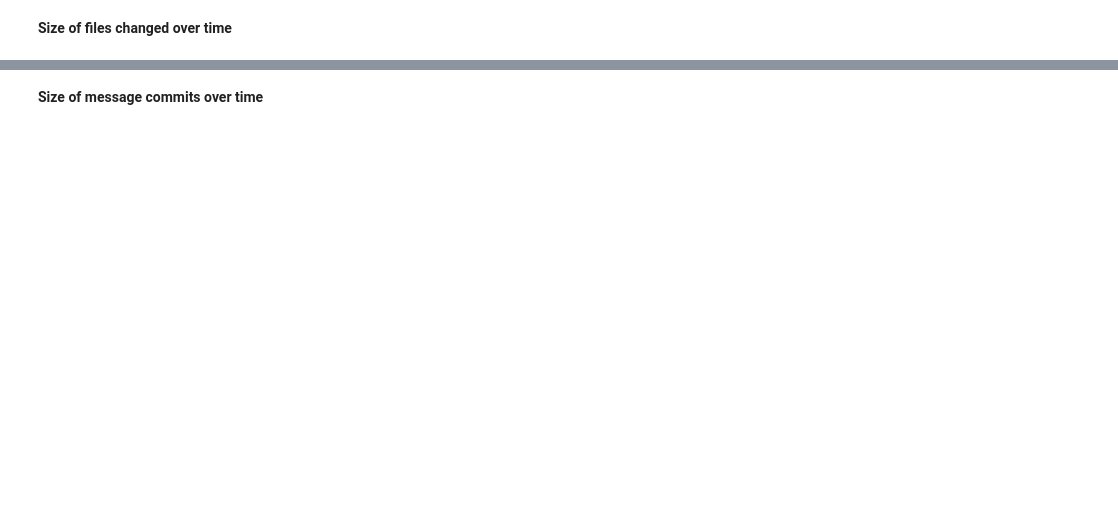
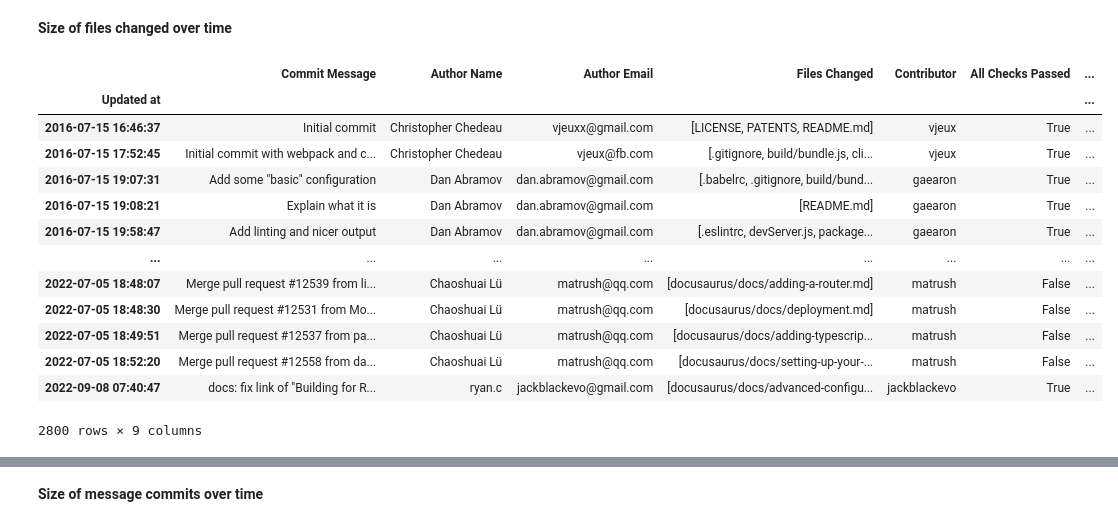
Before and after one commit to VinhPhamAI/Data-Analyst, a Jupyter notebook: Data_Analyst.ipynb, the cells around one changed output, grey strips where cells are left out. Cells and saved outputs as stored; diff of their text form; code cells hidden in the pictures; blank space fills up the shorter version.

```diff
--- a/Data_Analyst.ipynb
+++ b/Data_Analyst.ipynb
@@ -448,4 +493,21 @@ plt.show()
 # %% [markdown]
 **Size of files changed over time**
+# %%
+df
+# %% [output]
+|  | Commit Message | Author Name | Author Email | Files Changed | Contributor | All Checks Passed | ... |
+| Updated at |  |  |  |  |  |  | ... |
+| 2016-07-15 16:46:37 | Initial commit | Christopher Chedeau | vjeuxx@gmail.com | [LICENSE, PATENTS, README.md] | vjeux | True | ... |
+| 2016-07-15 17:52:45 | Initial commit with webpack and c... | Christopher Chedeau | vjeux@fb.com | [.gitignore, build/bundle.js, cli... | vjeux | True | ... |
+| 2016-07-15 19:07:31 | Add some "basic" configuration | Dan Abramov | dan.abramov@gmail.com | [.babelrc, .gitignore, build/bund... | gaearon | True | ... |
+| 2016-07-15 19:08:21 | Explain what it is | Dan Abramov | dan.abramov@gmail.com | [README.md] | gaearon | True | ... |
+| 2016-07-15 19:58:47 | Add linting and nicer output | Dan Abramov | dan.abramov@gmail.com | [.eslintrc, devServer.js, package... | gaearon | True | ... |
+| ... | ... | ... | ... | ... | ... | ... | ... |
+| 2022-07-05 18:48:07 | Merge pull request #12539 from li... | Chaoshuai Lü | matrush@qq.com | [docusaurus/docs/adding-a-router.md] | matrush | False | ... |
+| 2022-07-05 18:48:30 | Merge pull request #12531 from Mo... | Chaoshuai Lü | matrush@qq.com | [docusaurus/docs/deployment.md] | matrush | False | ... |
+| 2022-07-05 18:49:51 | Merge pull request #12537 from pa... | Chaoshuai Lü | matrush@qq.com | [docusaurus/docs/adding-typescrip... | matrush | False | ... |
+| 2022-07-05 18:52:20 | Merge pull request #12558 from da... | Chaoshuai Lü | matrush@qq.com | [docusaurus/docs/setting-up-your-... | matrush | False | ... |
+| 2022-09-08 07:40:47 | docs: fix link of "Building for R... | ryan.c | jackblackevo@gmail.com | [docusaurus/docs/advanced-configu... | jackblackevo | True | ... |
+2800 rows × 9 columns
 # %%
 sns.set_style("darkgrid")
```
Also changed, not shown: parts of 12 cells of this notebook.
